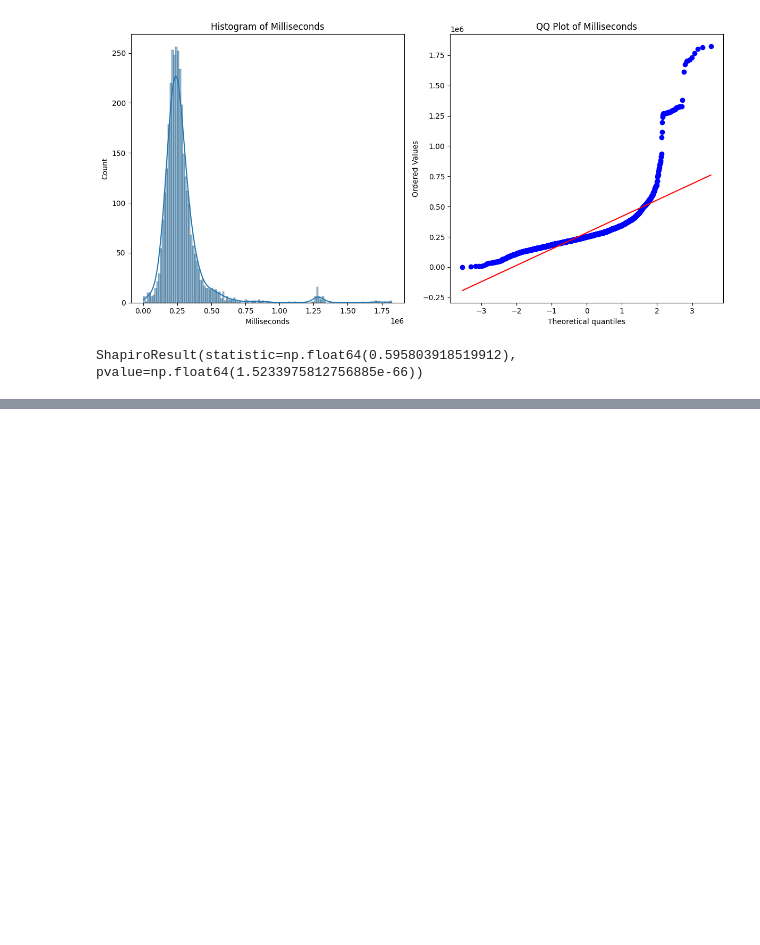
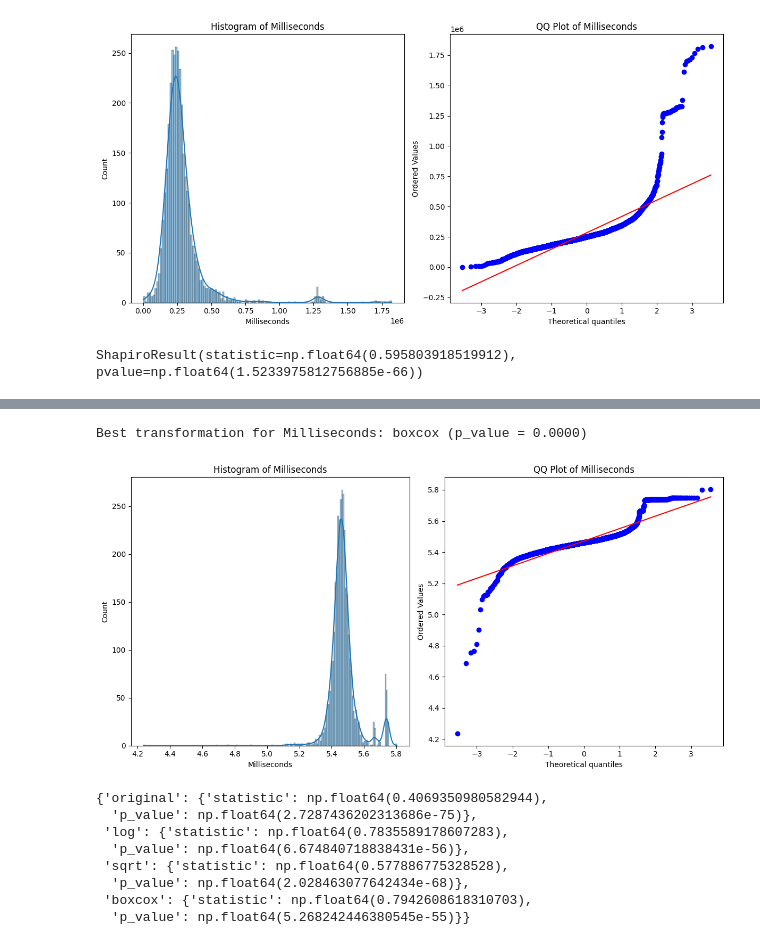
Before and after one commit to fahosseini79/Chinook_project, a Jupyter notebook: Final.ipynb, the cells around one changed output, grey strips where cells are left out. Drawn from its saved outputs; the diff is of its cells as text; code cells hidden in the pictures; blank space fills up the shorter version.

```diff
--- a/Final.ipynb
+++ b/Final.ipynb
@@ -684,0 +741,56 @@ ShapiroResult(statistic=np.float64(0.595803918519912), pvalue=np.float64(1.52339
+# %%
+def find_best_transformation(df, column):
+    results = {}
+    org = df[column]
+
+    # Check if the original data contains values <= 0
+    if (org <= 0).any():
+        boxcox_transformation, _ = boxcox(org + 1 - org.min())  # Shift to avoid negative values
+    else:
+        boxcox_transformation, _ = boxcox(org)
+
+    log_transformed = np.log1p(org)
+    sqrt_transformed = np.sqrt(org)
+
+    transformations = {
+        'original': org,
+        'log': log_transformed,
+        'sqrt': sqrt_transformed,
+        'boxcox': boxcox_transformation
+    }
+
+    best_p_value = 0
+    best_transformation = 'original'
+
+    for name, transformed_data in transformations.items():
+        shapiro_stat, p_value = shapiro(transformed_data)
+        results[name] = {
+            'statistic': shapiro_stat,
+            'p_value': p_value
+        }
+
+        if p_value > best_p_value:
+            best_p_value = p_value
+            best_transformation = name
+
+    print(f'Best transformation for {column}: {best_transformation} (p_value = {best_p_value:.4f})')
+
+    # Assuming check_normality is a function defined elsewhere
+    check_normality(pd.DataFrame({column: transformations[best_transformation]}), column)
+
+    return results
+
+# Call the function for the 'Milliseconds' column in the 'track' DataFrame
+normality_results = find_best_transformation(track, 'Milliseconds')
+normality_results
+# %% [output]
+Best transformation for Milliseconds: boxcox (p_value = 0.0000)
+[figure, added]
+{'original': {'statistic': np.float64(0.4069350980582944),
+  'p_value': np.float64(2.7287436202313686e-75)},
+ 'log': {'statistic': np.float64(0.7835589178607283),
+  'p_value': np.float64(6.674840718838431e-56)},
+ 'sqrt': {'statistic': np.float64(0.577886775328528),
+  'p_value': np.float64(2.028463077642434e-68)},
+ 'boxcox': {'statistic': np.float64(0.7942608618310703),
+  'p_value': np.float64(5.268242446380545e-55)}}
```
Also changed, not shown: parts of 1 cell of this notebook.
